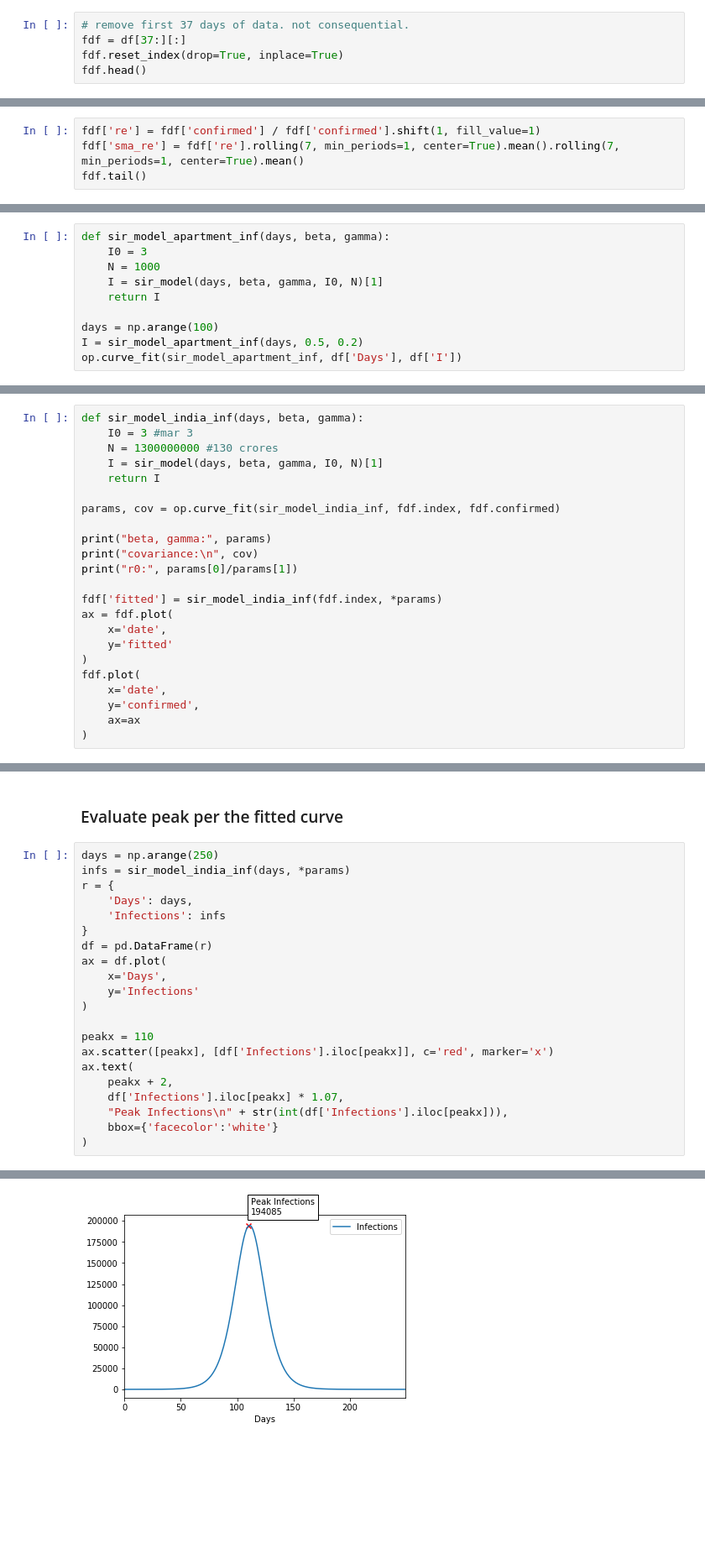
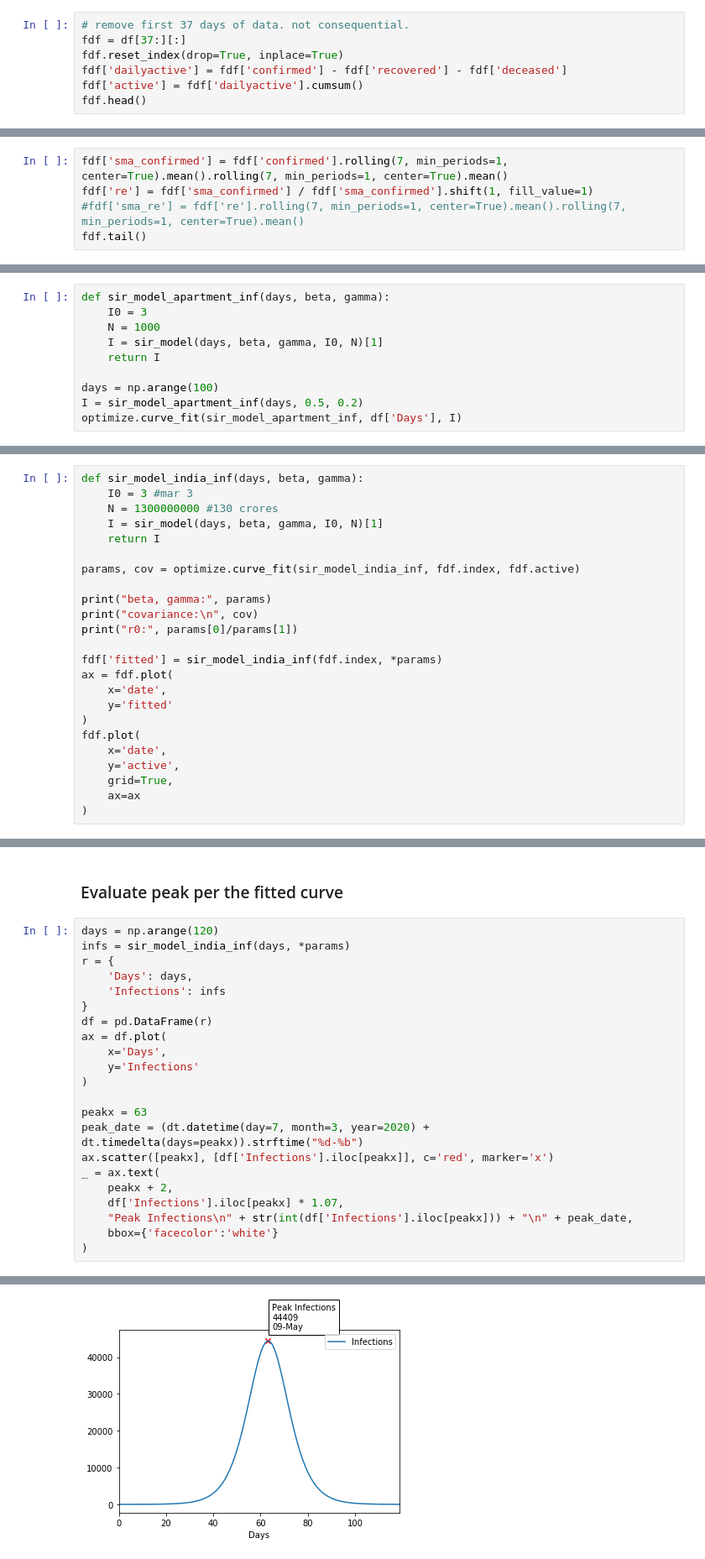
Before and after one commit to VICS-CORE/stats, a Jupyter notebook: 07_Learning_SEIR.ipynb, the cells around one changed output, grey strips where cells are left out. Shown at 84% size. Drawn from its saved outputs; the diff is of its cells as text; blank space fills up the shorter version.

Commit message:
SIR with active cases

```diff
--- a/07_Learning_SEIR.ipynb
+++ b/07_Learning_SEIR.ipynb
@@ -49,5 +48,7 @@ df.head()
 # remove first 37 days of data. not consequential.
 fdf = df[37:][:]
 fdf.reset_index(drop=True, inplace=True)
+fdf['dailyactive'] = fdf['confirmed'] - fdf['recovered'] - fdf['deceased']
+fdf['active'] = fdf['dailyactive'].cumsum()
 fdf.head()
 # %% [output]
@@ -71,7 +72,8 @@ fdf.plot(
 # %% [markdown]
 ### Compute & plot Re (effective reproduction number)
 # %%
-fdf['re'] = fdf['confirmed'] / fdf['confirmed'].shift(1, fill_value=1)
-fdf['sma_re'] = fdf['re'].rolling(7, min_periods=1, center=True).mean().rolling(7, min_periods=1, center=True).mean()
+fdf['sma_confirmed'] = fdf['confirmed'].rolling(7, min_periods=1, center=True).mean().rolling(7, min_periods=1, center=True).mean()
+fdf['re'] = fdf['sma_confirmed'] / fdf['sma_confirmed'].shift(1, fill_value=1)
+#fdf['sma_re'] = fdf['re'].rolling(7, min_periods=1, center=True).mean().rolling(7, min_periods=1, center=True).mean()
 fdf.tail()
 # %% [output]
@@ -171,7 +173,7 @@ def sir_model_apartment_inf(days, beta, gamma):
 
 days = np.arange(100)
 I = sir_model_apartment_inf(days, 0.5, 0.2)
-op.curve_fit(sir_model_apartment_inf, df['Days'], df['I'])
+optimize.curve_fit(sir_model_apartment_inf, df['Days'], I)
 # %% [output]
 (array([0.5, 0.2]), array([[4.23127455e-34, 1.88000344e-34],
         [1.88000344e-34, 2.08497191e-34]]))
@@ -184,7 +186,7 @@ def sir_model_india_inf(days, beta, gamma):
     I = sir_model(days, beta, gamma, I0, N)[1]
     return I
 
-params, cov = op.curve_fit(sir_model_india_inf, fdf.index, fdf.confirmed)
+params, cov = optimize.curve_fit(sir_model_india_inf, fdf.index, fdf.active)
 
 print("beta, gamma:", params)
 print("covariance:\n", cov)
@@ -197,7 +199,8 @@ ax = fdf.plot(
 )
 fdf.plot(
     x='date',
-    y='confirmed',
+    y='active',
+    grid=True,
     ax=ax
 )
 # %% [output]
@@ -211,7 +214,7 @@ r0: 1.0175641113586649
 # %% [markdown]
 ### Evaluate peak per the fitted curve
 # %%
-days = np.arange(250)
+days = np.arange(120)
 infs = sir_model_india_inf(days, *params)
 r = {
     'Days': days,
@@ -223,12 +226,13 @@ ax = df.plot(
     y='Infections'
 )
 
-peakx = 110
+peakx = 63
+peak_date = (dt.datetime(day=7, month=3, year=2020) + dt.timedelta(days=peakx)).strftime("%d-%b")
 ax.scatter([peakx], [df['Infections'].iloc[peakx]], c='red', marker='x')
-ax.text(
+_ = ax.text(
     peakx + 2,
     df['Infections'].iloc[peakx] * 1.07,
-    "Peak Infections\n" + str(int(df['Infections'].iloc[peakx])),
+    "Peak Infections\n" + str(int(df['Infections'].iloc[peakx])) + "\n" + peak_date,
     bbox={'facecolor':'white'}
 )
 # %% [output]
@@ -236 +239 @@ Text(112, 207671.96784806415, 'Peak Infections\n194085')
-[figure, old version]
+[figure, new version]
```
Also changed, not shown: parts of 9 cells of this notebook.
